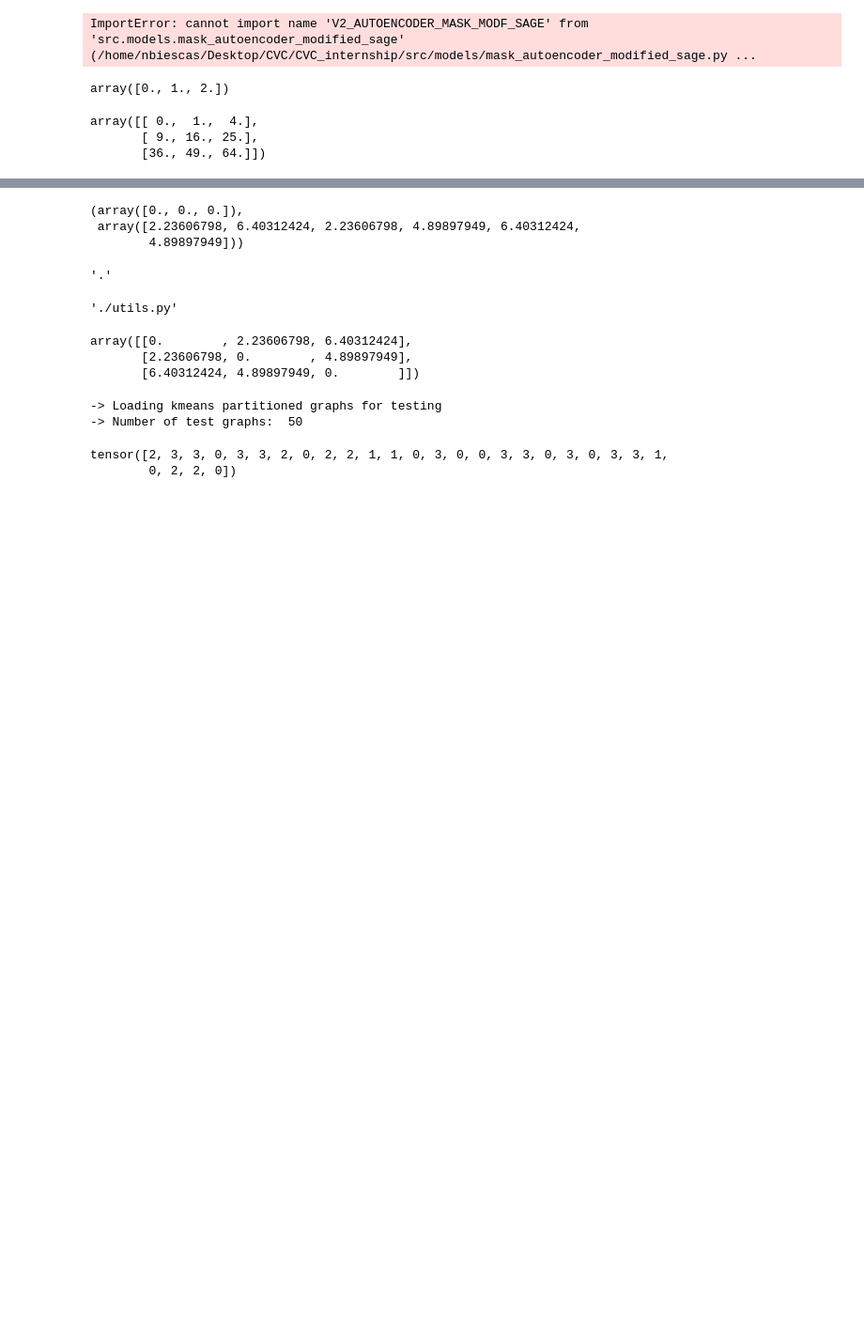
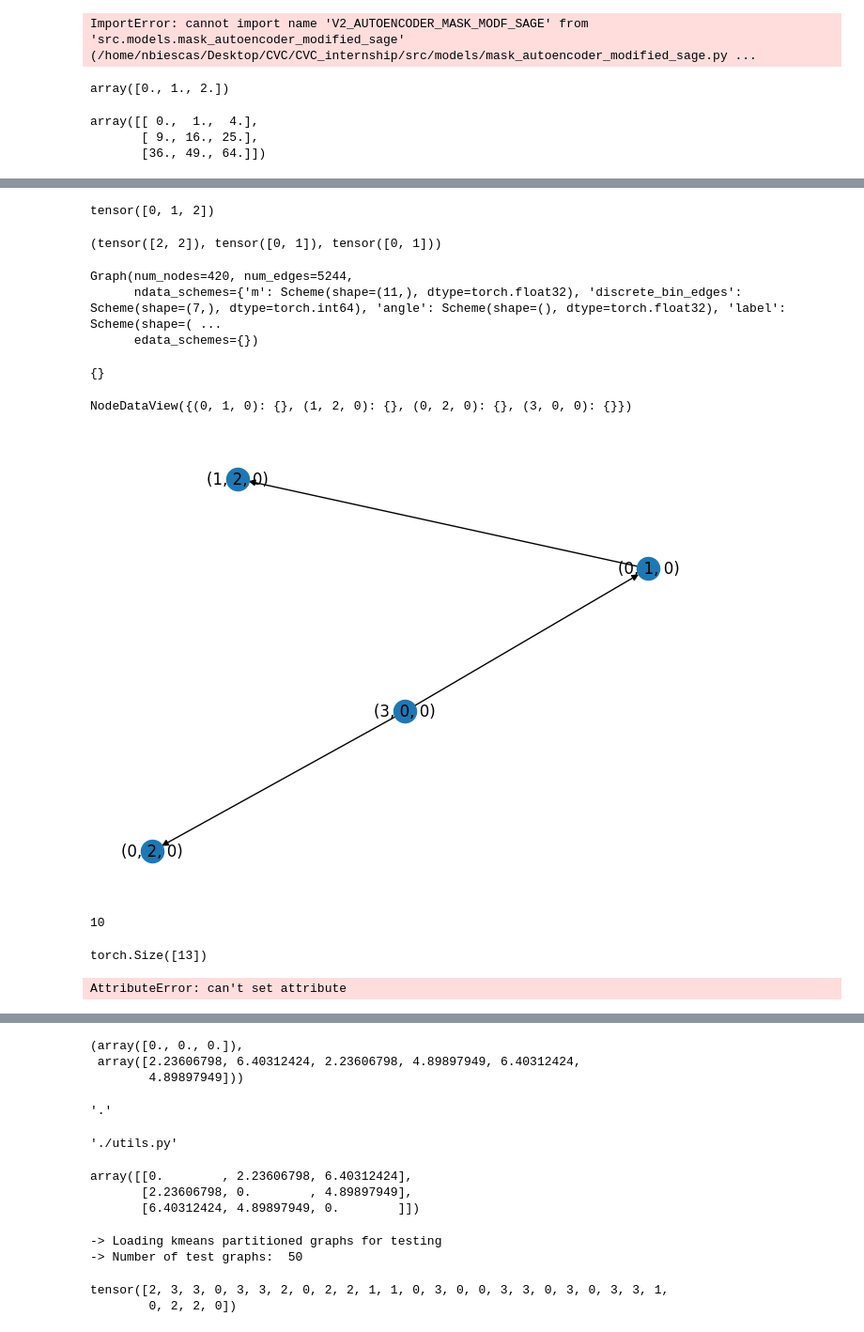
Before and after one commit to NilBiescas/CVC_internship, a Jupyter notebook: Qualitative_results.ipynb, the cells around one changed output, grey strips where cells are left out. Shown at 94% size. Cells and saved outputs as stored; diff of their text form; code cells hidden in the pictures; blank space fills up the shorter version.

```diff
--- a/Qualitative_results.ipynb
+++ b/Qualitative_results.ipynb
@@ -66,0 +166,34 @@ m = squareform(distvec)
+# %%
+test = dgl.load_graphs('/home/nbiescas/Desktop/CVC/CVC_internship/PKL_Graphs/line_graphs_kmeans_contrastive/test_line_graphs.bin')[0][0].to('cuda')
+feat = test.ndata['feat']
+pred = model(test, feat)
+# %%
+line_graphs_test = dgl.load_graphs('/home/nbiescas/Desktop/CVC/CVC_internship/PKL_Graphs/line_graphs_kmeans_contrastive/test_line_graphs.bin')[0]
+# %%
+#  ["answer", "header", "other", "question"]
+
+
+def predicted_nodes(graphs : List[dgl.DGLGraph], line_graphs : List[dgl.DGLGraph], model: nn.Module):
+    model.to('cuda')
+    line_graph_batch = dgl.batch(line_graphs).to('cuda')
+    feat = line_graph_batch.ndata['feat']
+    pred = model(line_graph_batch, feat)
+    line_graph_batch.ndata['pred'] = pred.max(1)[1]
+    line_graphs = dgl.unbatch(line_graph_batch)
+
+
+    for g, l_g in zip(graphs, line_graphs):
+        node_predictions = torch.zeros(g.num_nodes())
+        indices = torch.where(l_g.ndata['pred'] == 1)[0]
+        questions, answers = torch.stack(g.edges())[:, indices]
+        questions, answers = questions.unique(), answers.unique()
+
+        node_predictions[questions.type(torch.long)] = 1
+        node_predictions[answers.type(torch.long)]   = 2
+
+        g.ndata['pred_line'] = node_predictions
+    return graphs
+
+
+test_normal_graphs, _ = dgl.load_graphs('/home/nbiescas/Desktop/CVC/CVC_internship/runs/run42/graphs_contrastive/test_contrastive.bin')
+graphs = predicted_nodes(test_normal_graphs, line_graphs_test, model)
@@ -66,0 +230,4 @@ m = squareform(distvec)
+# %%
+graph = dgl.graph((torch.tensor([0, 0, 3]), torch.tensor([1, 2, 0])))
+graph_nx = graph.to_networkx()
+dual_graph = dgl.from_networkx(nx.line_graph(graph_nx, create_using=nx.DiGraph))
@@ -66,0 +238,38 @@ m = squareform(distvec)
+# %%
+dual_graph.nodes()
+# %% [output]
+tensor([0, 1, 2])
+# %%
+dual_graph.edges('all')
+# %% [output]
+(tensor([2, 2]), tensor([0, 1]), tensor([0, 1]))
+# %%
+a[0].ndata
+
+l[0]
+# %% [output]
+Graph(num_nodes=420, num_edges=5244,
+      ndata_schemes={'m': Scheme(shape=(11,), dtype=torch.float32), 'discrete_bin_edges': Scheme(shape=(7,), dtype=torch.int64), 'angle': Scheme(shape=(), dtype=torch.float32), 'label': Scheme(shape=( ...
+      edata_schemes={})
+# %%
+dual_graph.edata
+# %% [output]
+{}
+# %%
+dual_graph
+# %% [output]
+NodeDataView({(0, 1, 0): {}, (1, 2, 0): {}, (0, 2, 0): {}, (3, 0, 0): {}})
+# %%
+t = nx.line_graph(graph_nx)
+t.number_of_nodes()
+nx.draw(t, with_labels=True)
+# %% [output]
+[figure, added]
+# %%
+a[0].out_edges(0, 'eid').shape[0]
+# %% [output]
+10
+# %%
+torch.where(l[0].edges()[0] == 0)[0].shape
+# %% [output]
+torch.Size([13])
@@ -66,0 +280,4 @@ m = squareform(distvec)
+# %%
+new.ndata = a[0].edata
+# %% [output]
+AttributeError: can't set attribute
```
Also changed, not shown: parts of 56 cells of this notebook, 27 other files.
